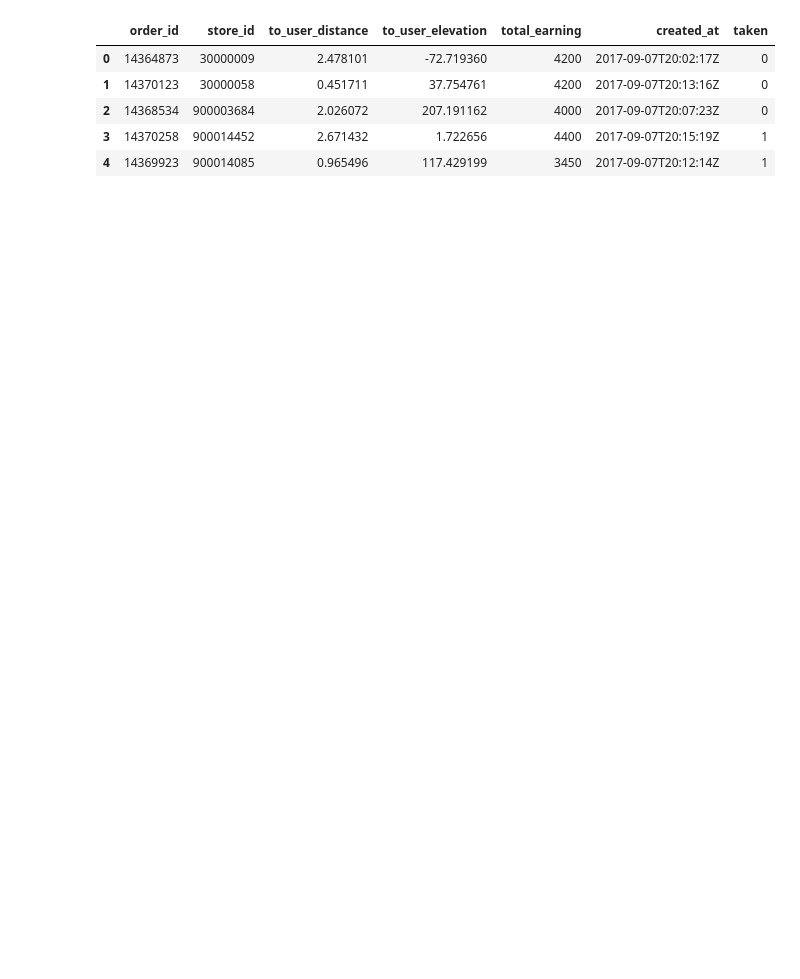
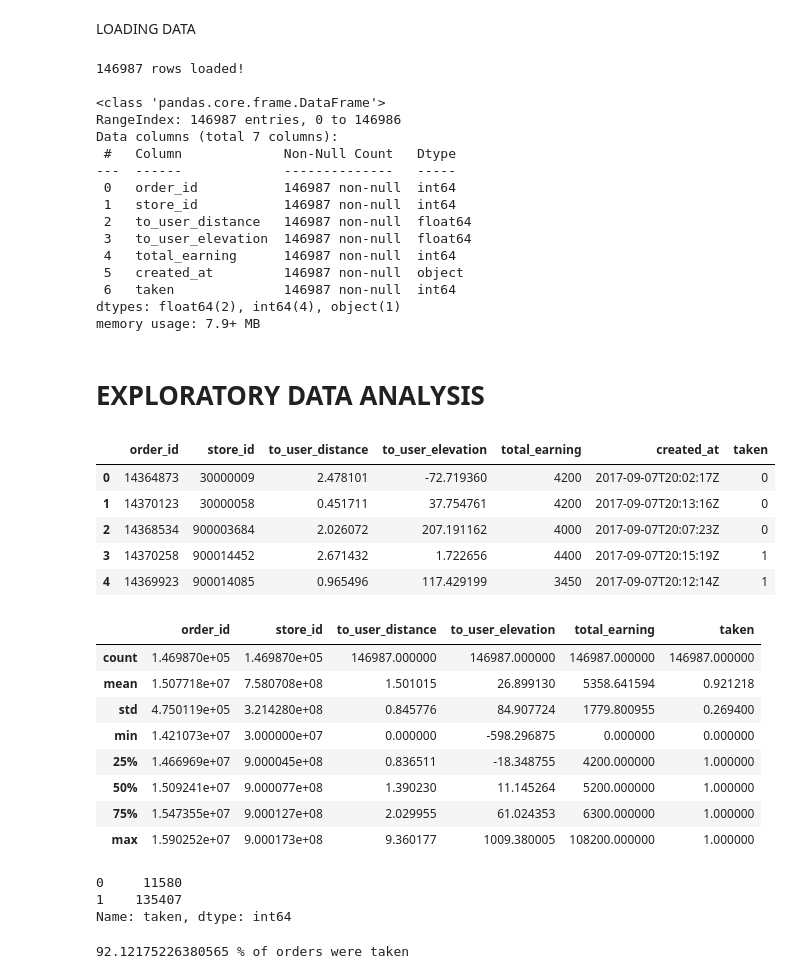
Before and after one commit to fuserkuba/OrderTaking, a Jupyter notebook: training/TakeOrderTraining.ipynb, the cells around one changed output. Cells and saved outputs as stored; diff of their text form; code cells hidden in the pictures; blank space fills up the shorter version.

```diff
--- a/training/TakeOrderTraining.ipynb
+++ b/training/TakeOrderTraining.ipynb
@@ -1,20 +1,64 @@
 # %% [markdown]
 <a href="https://colab.research.google.com/github/fuserkuba/OrderTaking/blob/master/training/TakeOrderTraining.ipynb" target="_parent"><img src="https://colab.research.google.com/assets/colab-badge.svg" alt="Open In Colab"/></a>
+# %% [markdown]
+LOADING DATA
 # %%
 import pandas as pd
 import numpy as np
 import requests
 
 
-filename = "https://raw.githubusercontent.com/fuserkuba/OrderTaking/master/training/orders.csv?token=AC524KMGKU3WLO6TJLFTXVC7RMFEK"
+filename = "https://raw.githubusercontent.com/fuserkuba/OrderTaking/master/training/orders.csv"
 
-df = pd.read_csv(filename)
+df = pd.read_csv(filename, na_values=[""])
 
-df.head()
+print("{} rows loaded! \n".format(df.shape[0]))
+
+df.info()
 # %% [output]
-|  | order_id | store_id | to_user_distance | to_user_elevation | total_earning | created_at | taken |
-| 0 | 14364873 | 30000009 | 2.478101 | -72.719360 | 4200 | 2017-09-07T20:02:17Z | 0 |
-| 1 | 14370123 | 30000058 | 0.451711 | 37.754761 | 4200 | 2017-09-07T20:13:16Z | 0 |
-| 2 | 14368534 | 900003684 | 2.026072 | 207.191162 | 4000 | 2017-09-07T20:07:23Z | 0 |
-| 3 | 14370258 | 900014452 | 2.671432 | 1.722656 | 4400 | 2017-09-07T20:15:19Z | 1 |
-| 4 | 14369923 | 900014085 | 0.965496 | 117.429199 | 3450 | 2017-09-07T20:12:14Z | 1 |
+146987 rows loaded!
+
+<class 'pandas.core.frame.DataFrame'>
+RangeIndex: 146987 entries, 0 to 146986
+Data columns (total 7 columns):
+ #   Column             Non-Null Count   Dtype
+---  ------             --------------   -----
+ 0   order_id           146987 non-null  int64
+ 1   store_id           146987 non-null  int64
+ 2   to_user_distance   146987 non-null  float64
+ 3   to_user_elevation  146987 non-null  float64
+ 4   total_earning      146987 non-null  int64
+ 5   created_at         146987 non-null  object
+ 6   taken              146987 non-null  int64
+dtypes: float64(2), int64(4), object(1)
+memory usage: 7.9+ MB
+# %% [markdown]
+# EXPLORATORY DATA ANALYSIS
+# %%
+display(df.head())
+
+display(df.describe())
+# %% [output]
+|  | order_id | store_id | to_user_distance | to_user_elevation | total_earning | created_at | taken |
+| 0 | 14364873 | 30000009 | 2.478101 | -72.719360 | 4200 | 2017-09-07T20:02:17Z | 0 |
+| 1 | 14370123 | 30000058 | 0.451711 | 37.754761 | 4200 | 2017-09-07T20:13:16Z | 0 |
+| 2 | 14368534 | 900003684 | 2.026072 | 207.191162 | 4000 | 2017-09-07T20:07:23Z | 0 |
+| 3 | 14370258 | 900014452 | 2.671432 | 1.722656 | 4400 | 2017-09-07T20:15:19Z | 1 |
+| 4 | 14369923 | 900014085 | 0.965496 | 117.429199 | 3450 | 2017-09-07T20:12:14Z | 1 |
+|  | order_id | store_id | to_user_distance | to_user_elevation | total_earning | taken |
+| count | 1.469870e+05 | 1.469870e+05 | 146987.000000 | 146987.000000 | 146987.000000 | 146987.000000 |
+| mean | 1.507718e+07 | 7.580708e+08 | 1.501015 | 26.899130 | 5358.641594 | 0.921218 |
+| std | 4.750119e+05 | 3.214280e+08 | 0.845776 | 84.907724 | 1779.800955 | 0.269400 |
+| min | 1.421073e+07 | 3.000000e+07 | 0.000000 | -598.296875 | 0.000000 | 0.000000 |
+| 25% | 1.466969e+07 | 9.000045e+08 | 0.836511 | -18.348755 | 4200.000000 | 1.000000 |
+| 50% | 1.509241e+07 | 9.000077e+08 | 1.390230 | 11.145264 | 5200.000000 | 1.000000 |
+| 75% | 1.547355e+07 | 9.000127e+08 | 2.029955 | 61.024353 | 6300.000000 | 1.000000 |
+| max | 1.590252e+07 | 9.000173e+08 | 9.360177 | 1009.380005 | 108200.000000 | 1.000000 |
+# %%
+display(df.taken.value_counts().sort_index())
+print("{} % of orders were taken".format(df.taken.mean()*100))
+# %% [output]
+0     11580
+1    135407
+Name: taken, dtype: int64
+92.12175226380565 % of orders were taken
```
Also changed, not shown: parts of 14 cells of this notebook.
